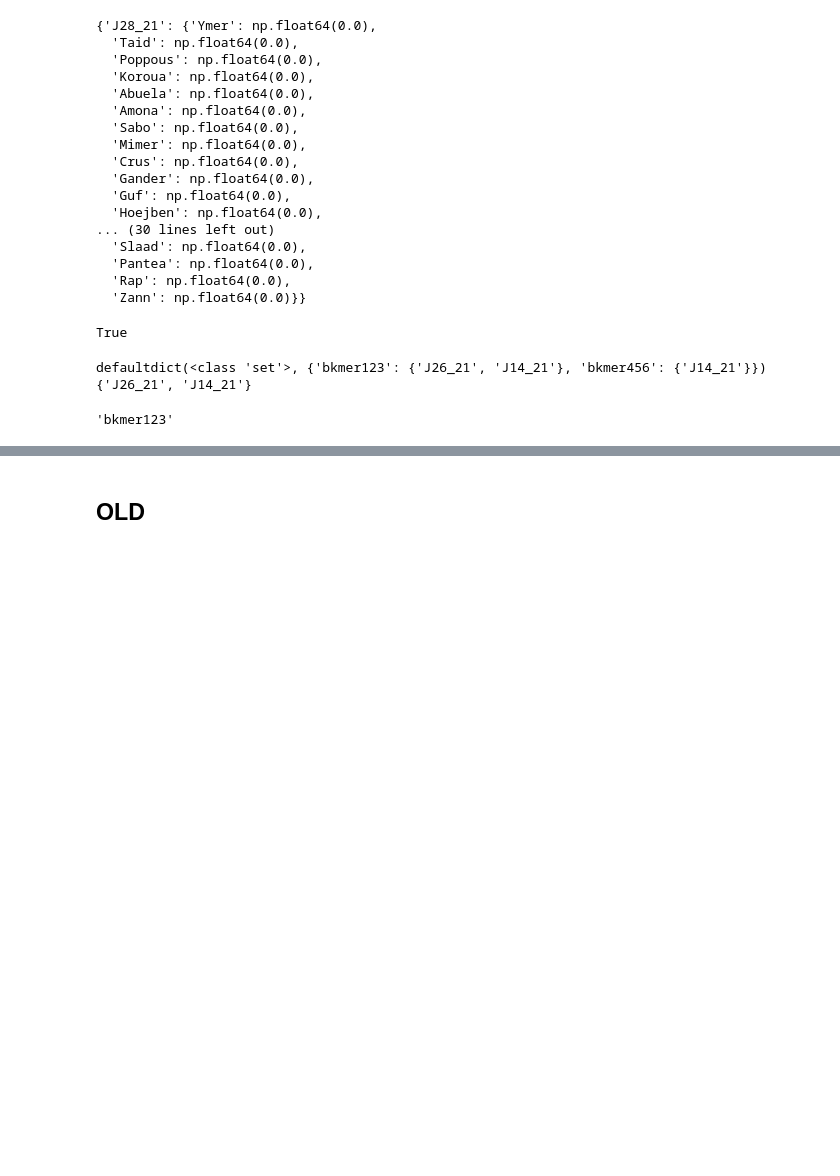
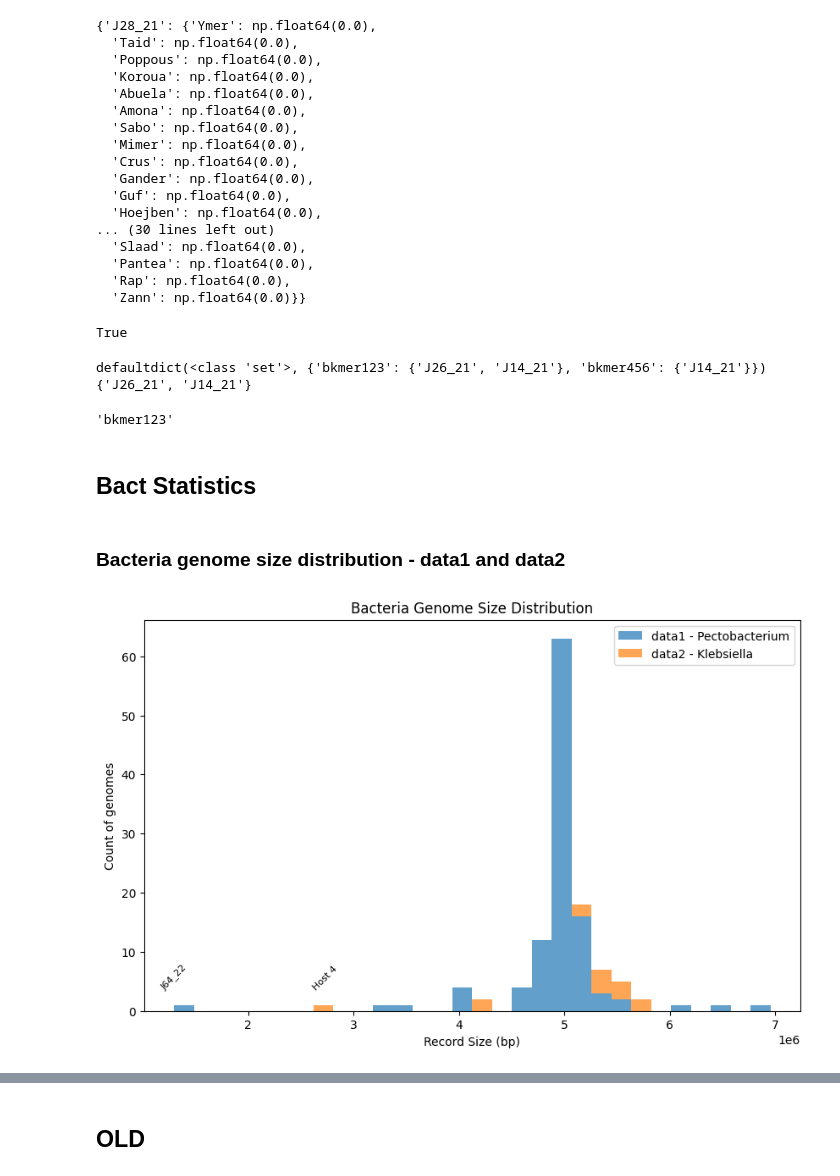
Before and after one commit to azzy72/PredictPhagePPI, a Jupyter notebook: notebooks/bact_eda.ipynb, the cells around one changed output, grey strips where cells are left out. Cells and saved outputs as stored; diff of their text form; code cells hidden in the pictures; blank space fills up the shorter version.

Commit message:
EDA bact phage notebooks

```diff
--- a/notebooks/bact_eda.ipynb
+++ b/notebooks/bact_eda.ipynb
@@ -304,3 +304,83 @@ get_strain_name("bkmer123", hash_lookup)
 defaultdict(<class 'set'>, {'bkmer123': {'J26_21', 'J14_21'}, 'bkmer456': {'J14_21'}})
 {'J26_21', 'J14_21'}
 'bkmer123'
+# %% [markdown]
+## Bact Statistics
+# %% [markdown]
+### Bacteria genome size distribution - data1 and data2
+# %%
+from Bio import SeqIO
+import os, re
+import matplotlib.pyplot as plt
+import seaborn as sns
+from paths import raw_data_path
+from manipulations import clean_bact_names
+
+path_to_bact_fasta = raw_data_path+"phagehost_KU/concatenated_bacteria/"
+bact_files = os.listdir(path_to_bact_fasta)
+records_dataset1 = [record for f in bact_files for record in SeqIO.parse(os.path.join(path_to_bact_fasta, f), "fasta")]
+records_dataset1 = [record for record in records_dataset1]
+for record in records_dataset1:
+    cleaned_id = clean_bact_names(record.id)
+    record.id = cleaned_id
+
+records_dataset2 = list(SeqIO.parse(raw_data_path+"phagehost_KU/data2_bacts.fasta", "fasta"))
+for record in records_dataset2:
+    try:
+        cleaned_id = clean_bact_names(record.id, data2=True)
+    except Exception as e:
+        # extract Kp_KU7_circular_bp=206344_linear_bp=5324540 as Host 7
+        reg_pattern = r"Kp_KU(\d+)_circular_bp=\d+_linear_bp=\d+"
+        match = re.search(reg_pattern, record.id)
+        if match:
+            cleaned_id = f"Host {match.group(1)}"
+        else:
+            cleaned_id = record.id  # fallback to original ID if pattern doesn't match
+    record.id = cleaned_id
+
+records = [records_dataset1, records_dataset2]
+
+def plot_record_size_distribution(records, title="Distribution of Record Sizes"):
+    fig, ax = plt.subplots(figsize=(10, 6))
+
+    if len(records) == 2:
+        labels = ["data1 - Pectobacterium", "data2 - Klebsiella"]
+        record_sizes_list = []
+        for i, record_set in enumerate(records):
+            record_sizes = [len(rec.seq) for rec in record_set]
+            record_sizes_list.append(record_sizes)
+
+        # Create stacked histogram
+        ax.hist(record_sizes_list, bins=30, label=labels, stacked=True, alpha=0.7)
+    elif len(records) == 1:
+        record_sizes = [len(rec.seq) for rec in records[0]]
+        sns.histplot(record_sizes, bins=30, kde=True, label="Dataset", ax=ax, alpha=0.6)
+    else:
+        raise ValueError("Expected 1 or 2 sets of records, got {}".format(len(records)))
+
+    # Annotate small records across all datasets
+    for record_set in records:
+        for rec in record_set:
+            seq_len = len(rec.seq)
+            if seq_len < 3000000:
+                ax.annotate(
+                    rec.id,
+                    xy=(seq_len, 0),
+                    xytext=(seq_len, ax.get_ylim()[1] * 0.05),  # slight offset from x-axis
+                    rotation=45,
+                    fontsize=8,
+                    ha="center",
+                    va="bottom"
+                )
+
+
+    ax.set_title(title)
+    ax.set_xlabel("Record Size (bp)")
+    ax.set_ylabel("Count of genomes")
+    ax.legend()
+    plt.savefig("../fig/bacteria_genome_size_distribution.png", dpi=300)
+    plt.show()
+
+plot_record_size_distribution(records, "Bacteria Genome Size Distribution")
+# %% [output]
+[figure, added]
```
Also changed, not shown: parts of 3 cells of this notebook, 4 other files.
